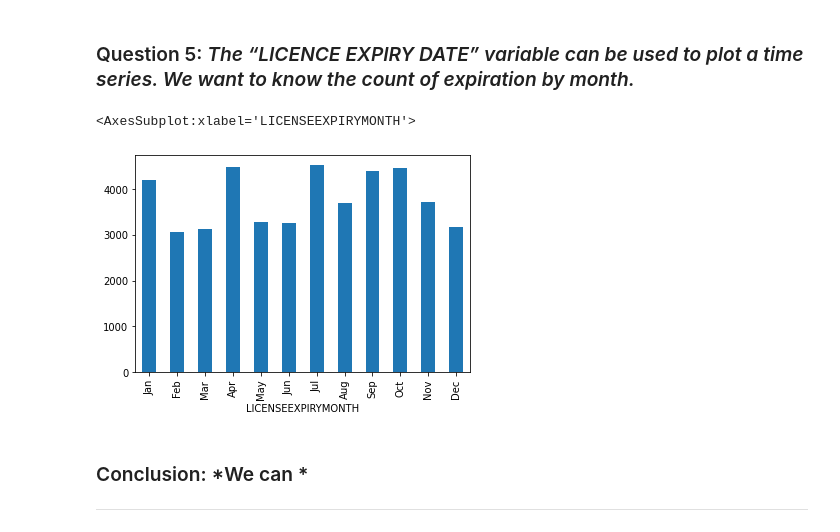
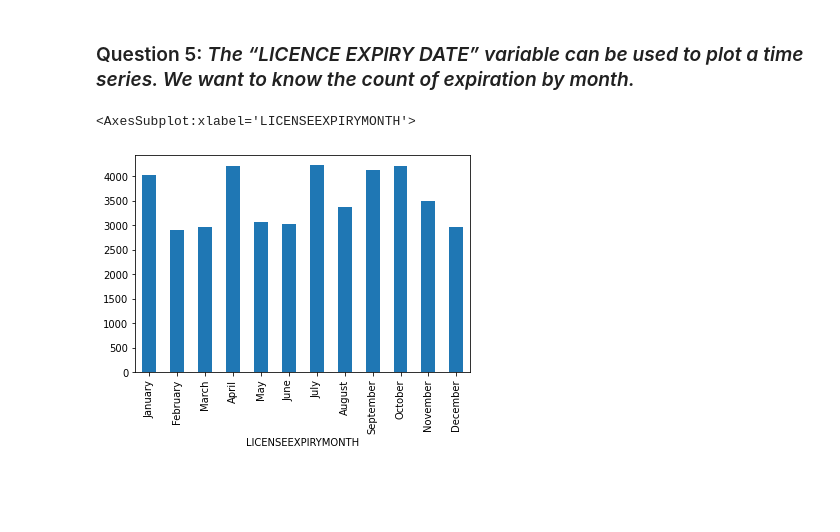
Before and after one commit to MathieuHoude/smartjourney, a Jupyter notebook: notebooks/License.ipynb, the cells around one changed output. Saved outputs shown, nothing was run; the diff lists cells and outputs as text; code cells hidden in the pictures; blank space fills up the shorter version.

```diff
--- a/notebooks/License.ipynb
+++ b/notebooks/License.ipynb
@@ -119,18 +133,20 @@ True
 - - -
 # %% [markdown]
 ### Question 5: *The “LICENCE EXPIRY DATE” variable can be used to plot a time series. We want to know the count of expiration by month.*
-# %%
-license = pd.read_csv("../data/raw/licence.csv")
-license = license[license["LICENSEEXPIRYDATE"] != 0]
-license["LICENSEEXPIRYDATE"] = pd.to_datetime(license["LICENSEEXPIRYDATE"], format = "%d-%b-%y")
-license["LICENSEEXPIRYMONTH"] = license["LICENSEEXPIRYDATE"].dt.month_name().str[:3]
-license["LICENSEEXPIRYMONTH"] = pd.Categorical(license["LICENSEEXPIRYMONTH"], ['Jan', 'Feb', 'Mar', 'Apr', 'May', 'Jun', 'Jul', 'Aug', 'Sep', 'Oct', 'Nov', 'Dec'])
-licenceExpiryPerMonth = license.groupby(license["LICENSEEXPIRYMONTH"]).count()
-licenceExpiryPerMonth["LICENSEEXPIRYDATE"].plot(kind="bar")
-#This seems to be a very convulated way to achieve the result expected, I will look into a better solution
-# %% [output]
-<AxesSubplot:xlabel='LICENSEEXPIRYMONTH'>
-[figure, removed]
-# %% [markdown]
-### Conclusion: *We can *
-- - -
+# %%
+# license = license[license["LICENSEEXPIRYDATE"] != 0]
+# license["LICENSEEXPIRYDATE"] = pd.to_datetime(license["LICENSEEXPIRYDATE"], format = "%d-%b-%y")
+# license["LICENSEEXPIRYMONTH"] = license["LICENSEEXPIRYDATE"].dt.month_name()
+# license["LICENSEEXPIRYMONTH"] = pd.Categorical(license["LICENSEEXPIRYMONTH"], ['January', 'February', 'March', 'April', 'May', 'June', 'July', 'August', 'September', 'October', 'November', 'December'])
+# licenceExpiryPerMonth = license.groupby(license["LICENSEEXPIRYMONTH"]).count()
+# licenceExpiryPerMonth["LICENSEEXPIRYDATE"].plot(kind="bar")
+
+activeLicense = activeLicense[activeLicense["LICENSEEXPIRYDATE"] != 0]
+activeLicense["LICENSEEXPIRYDATE"] = pd.to_datetime(activeLicense["LICENSEEXPIRYDATE"], format = "%d-%b-%y")
+activeLicense["LICENSEEXPIRYMONTH"] = activeLicense["LICENSEEXPIRYDATE"].dt.month_name()
+activeLicense["LICENSEEXPIRYMONTH"] = pd.Categorical(activeLicense["LICENSEEXPIRYMONTH"], ['January', 'February', 'March', 'April', 'May', 'June', 'July', 'August', 'September', 'October', 'November', 'December'])
+licenceExpiryPerMonth = activeLicense.groupby(activeLicense["LICENSEEXPIRYMONTH"]).count()
+licenceExpiryPerMonth["LICENSEEXPIRYDATE"].plot(kind="bar")
+# %% [output]
+<AxesSubplot:xlabel='LICENSEEXPIRYMONTH'>
+[figure, added]
```
Also changed, not shown: parts of 21 cells of this notebook.
